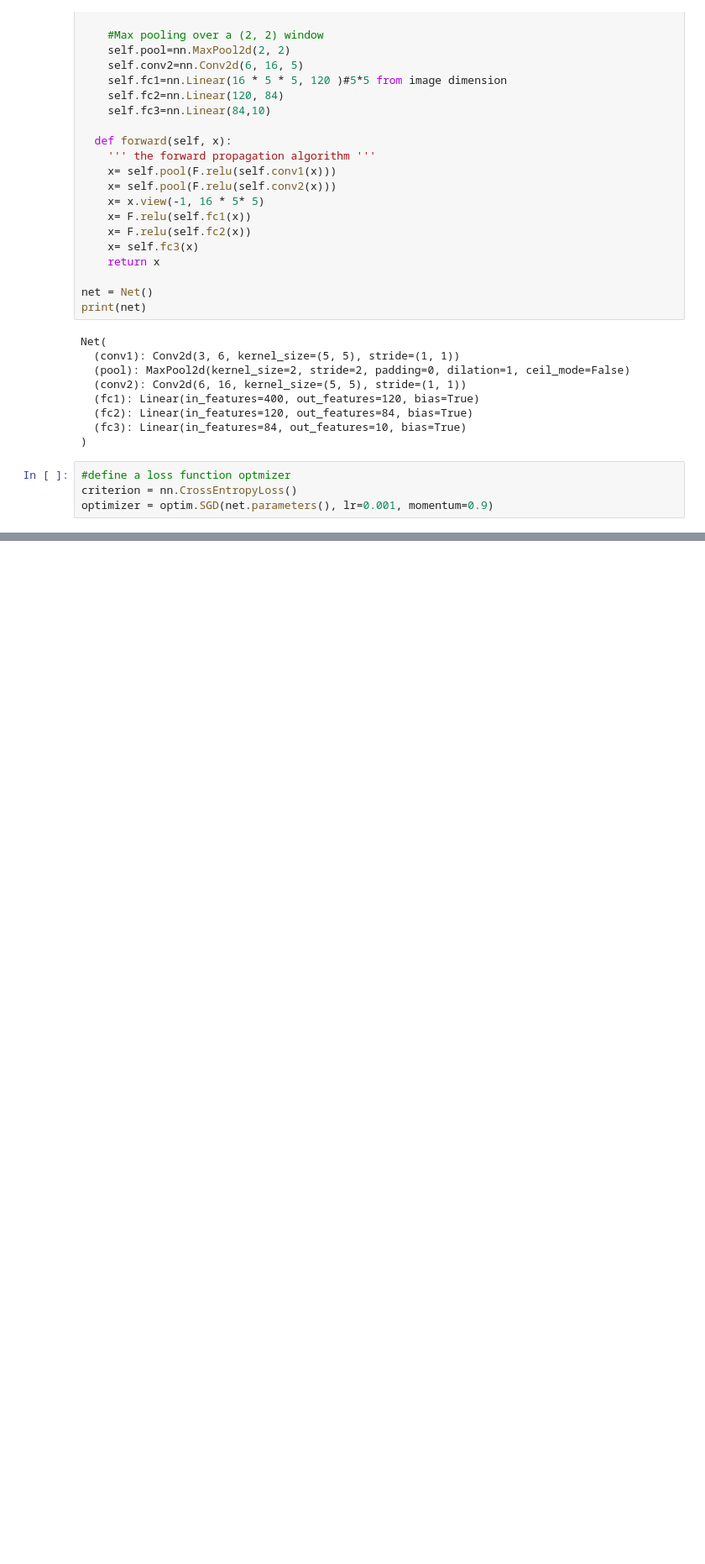
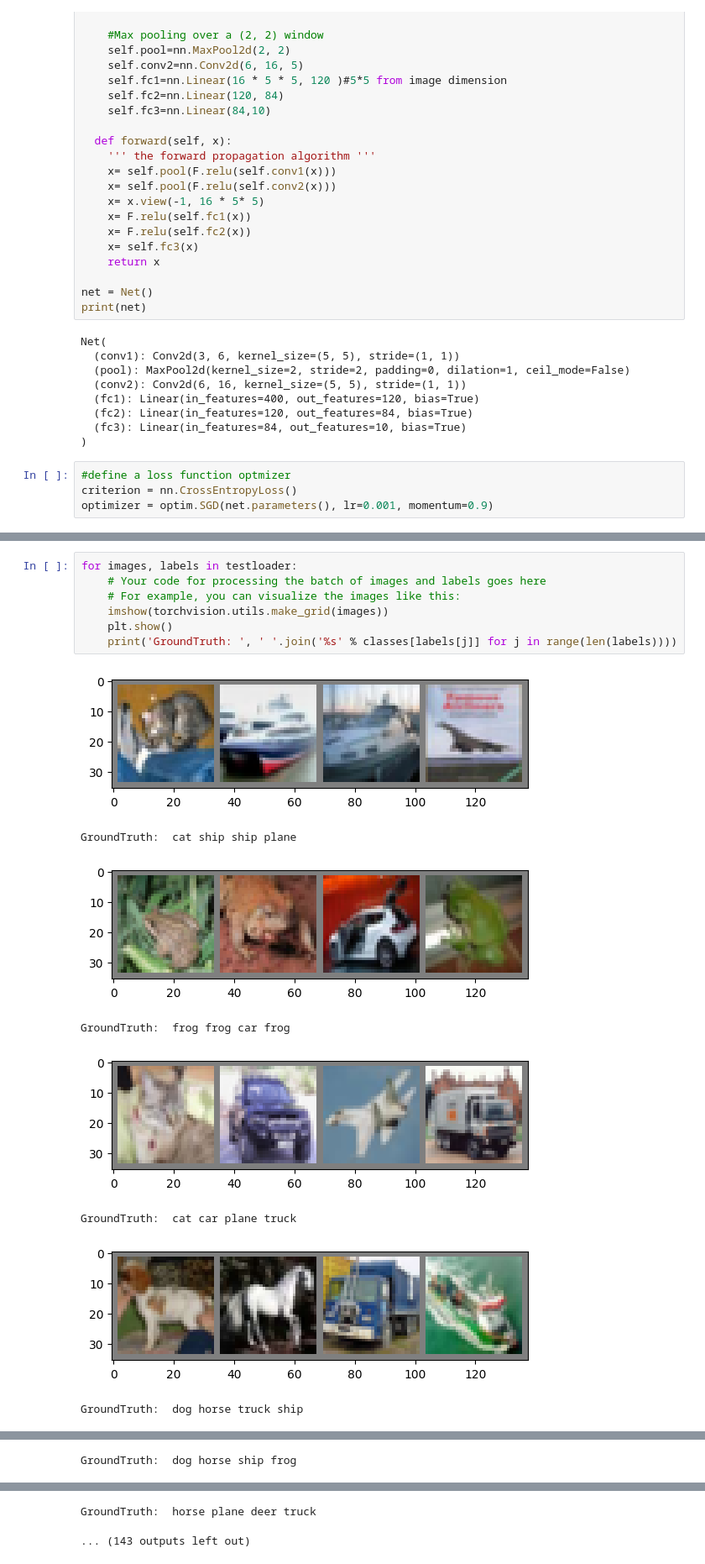
Before and after one commit to Denisganga/ImageClassificationModel, a Jupyter notebook: image_classification_model.ipynb, the cells around one changed output, grey strips where cells are left out. Shown at 84% size. Drawn from its saved outputs; the diff is of its cells as text; blank space fills up the shorter version.

```diff
--- a/image_classification_model.ipynb
+++ b/image_classification_model.ipynb
@@ -170,0 +171,16 @@ Finished Training
+# %%
+for images, labels in testloader:
+    # Your code for processing the batch of images and labels goes here
+    # For example, you can visualize the images like this:
+    imshow(torchvision.utils.make_grid(images))
+    plt.show()
+    print('GroundTruth: ', ' '.join('%s' % classes[labels[j]] for j in range(len(labels))))
+# %% [output]
+[figure, added]
+GroundTruth:  cat ship ship plane
+[figure, added]
+GroundTruth:  frog frog car frog
+[figure, added]
+GroundTruth:  cat car plane truck
+[figure, added]
+GroundTruth:  dog horse truck ship
@@ -170,0 +188 @@ Finished Training
+GroundTruth:  dog horse ship frog
@@ -170,0 +190,2 @@ Finished Training
+GroundTruth:  horse plane deer truck
+... (143 outputs left out)
```
Also changed, not shown: parts of 5 cells of this notebook.
